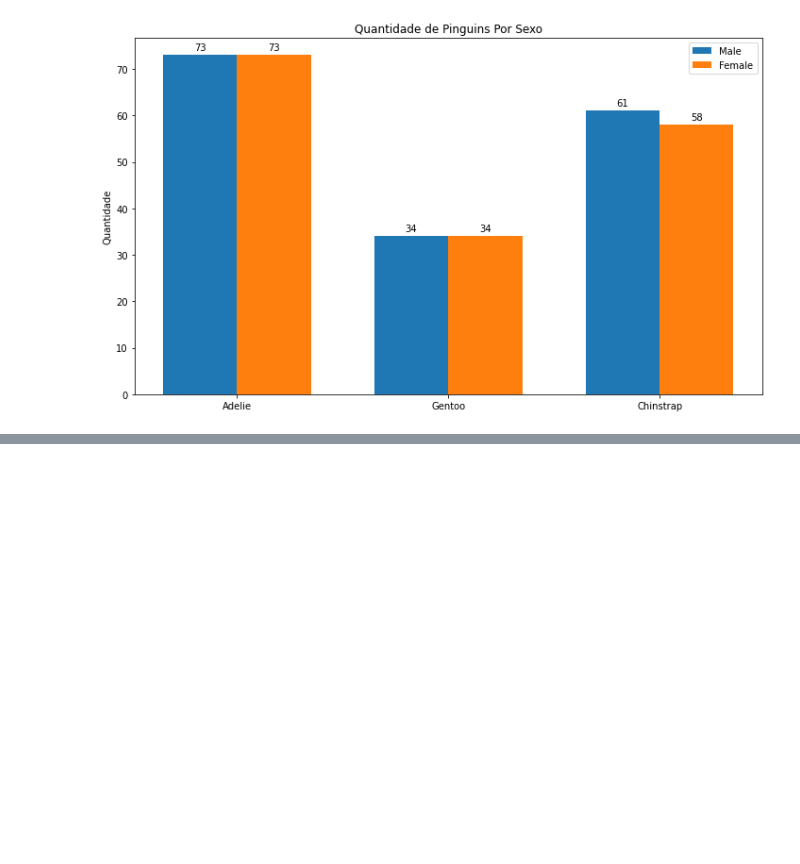
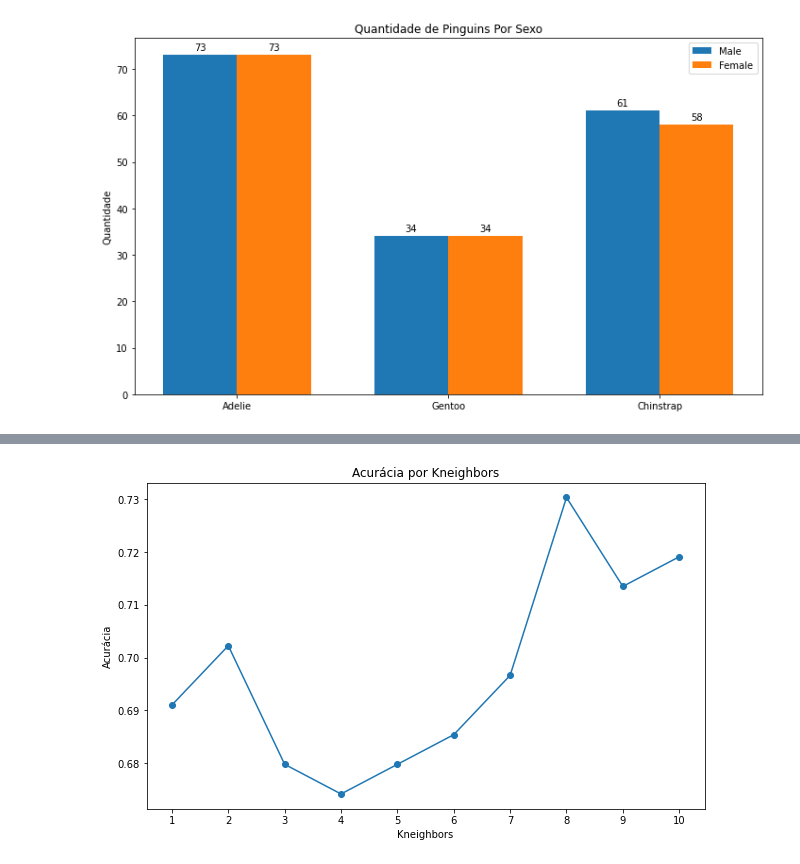
Before and after one commit to Alaksandu/IntroductionDataSciencePython, a Jupyter notebook: FixandoConteudo.ipynb, the cells around one changed output, grey strips where cells are left out. Drawn from its saved outputs; the diff is of its cells as text; code cells hidden in the pictures; blank space fills up the shorter version.

```diff
--- a/FixandoConteudo.ipynb
+++ b/FixandoConteudo.ipynb
@@ -440,0 +478,4 @@ plt.show()
+# %%
+# transformando em valores numéricos
+df_titanic_dummies = pd.get_dummies(df_titanic)
+df_titanic_dummies.head()
@@ -440,0 +515,11 @@ plt.show()
+# %%
+# vamos separar agora o treino e a validação
+from sklearn.model_selection import train_test_split
+
+X_train, X_val, y_train, y_val  = train_test_split(df_titanic_dummies[features], df_titanic_dummies[target],
+                                                   test_size=0.2, random_state=42)
+
+print(X_train.shape)
+print(X_val.shape)
+print(y_train.shape)
+print(y_val.shape)
@@ -440,0 +531,6 @@ plt.show()
+# %%
+# criando e treinando modelo
+from sklearn.neighbors import KNeighborsClassifier
+
+clf = KNeighborsClassifier(n_neighbors=1)
+clf.fit(X_train, y_train)
@@ -440,0 +549,13 @@ plt.show()
+# %%
+# otimizando o modelo
+vizinhos = np.arange(1,11)
+results = []
+
+for k in vizinhos:
+    clf = KNeighborsClassifier(k)
+    clf = clf.fit(X_train, y_train)
+
+    y_pred = clf.predict(X_val)
+    acur = accuracy_score(y_val, y_pred)
+
+    results.append(acur)
@@ -440,0 +573,11 @@ plt.show()
+# %%
+# plotando as acuracias
+plt.figure(figsize=(10,6))
+plt.plot(vizinhos, results, marker='o', linestyle='-')
+
+plt.title('Acurácia por Kneighbors')
+plt.xlabel('Kneighbors')
+plt.ylabel('Acurácia')
+plt.xticks(vizinhos);
+# %% [output]
+[figure, added]
```
Also changed, not shown: parts of 11 cells of this notebook, 21 other files.
